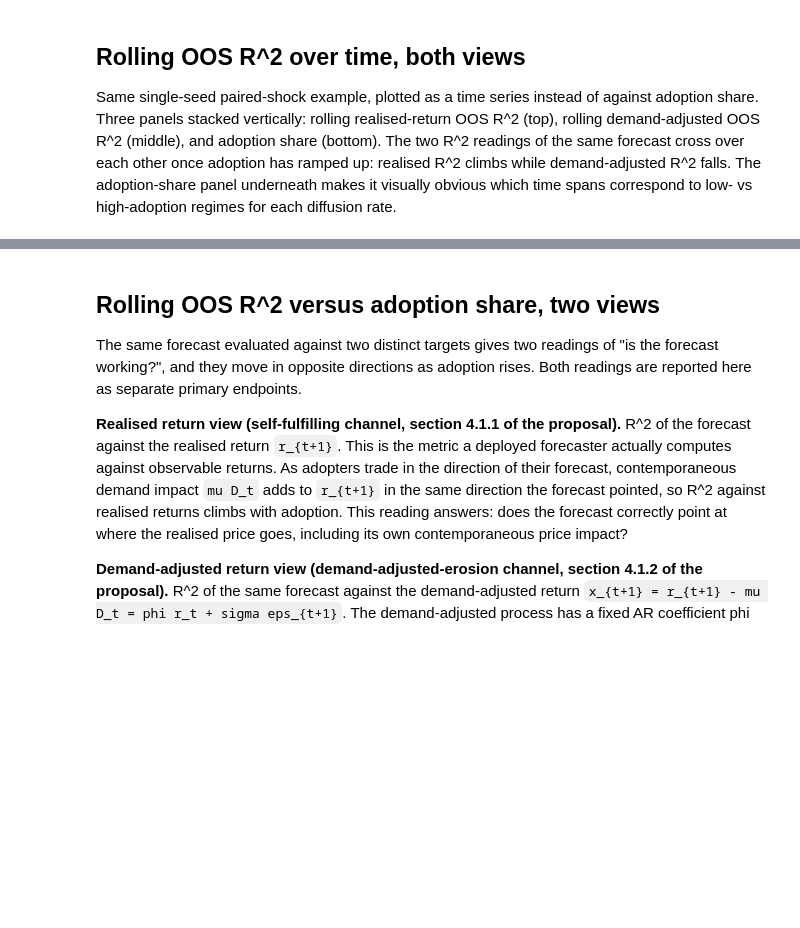
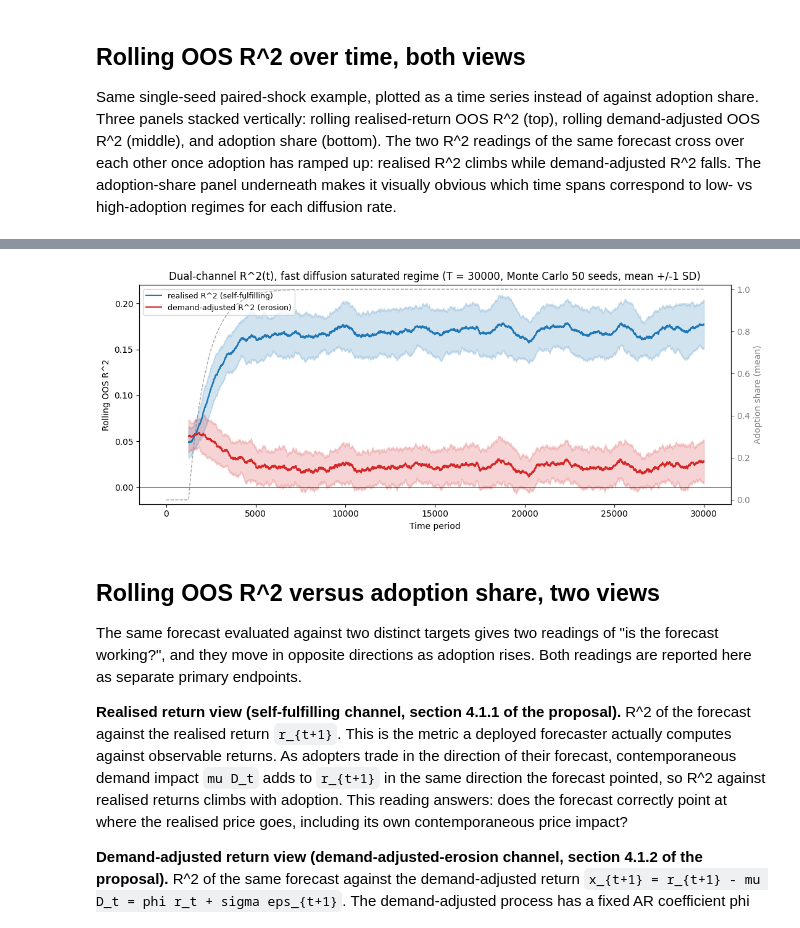
Before and after one commit to janwejchert/Capstone, a Jupyter notebook: notebooks/phase_04_stochastic_adoption.ipynb, the cells around one changed output, grey strips where cells are left out. Cells and saved outputs as stored; diff of their text form; code cells hidden in the pictures; blank space fills up the shorter version.

```diff
--- a/notebooks/phase_04_stochastic_adoption.ipynb
+++ b/notebooks/phase_04_stochastic_adoption.ipynb
@@ -180,3 +284,69 @@ plt.show()
+# %%
+# Monte Carlo across n_seeds_mc_saturation paired-shock seeds, T_long periods,
+# fast diffusion only. Stores the per-seed time series and aggregates to a
+# mean +/-1 SD band at each time index. The aggregation axis is seeds, not
+# adoption-share bins, so the post-saturation tail averages across seeds at
+# the *same* point in simulation time.
+mc_sat_r2_real = np.full((n_seeds_mc_saturation, T_long), np.nan)
+mc_sat_r2_da = np.full((n_seeds_mc_saturation, T_long), np.nan)
+mc_sat_A = np.full((n_seeds_mc_saturation, T_long), np.nan)
+
+for s in range(n_seeds_mc_saturation):
+    rng_s = np.random.default_rng(mc_saturation_base_seed + s)
+    out_s = simulate.run(
+        T=T_long, N=N, mu=mu, phi=phi,
+        sigma_news=sigma_news, sigma_q=sigma_q,
+        rng=rng_s,
+        forecast_window=forecast_window, forecast_p=forecast_p,
+        risk_scale=risk_scale, q_cap=q_cap,
+        adoption_pi=fast_regime["pi"], adoption_delta=fast_regime["delta"],
+        adoption_start_t=adoption_start_t,
+    )
+    demand_adjusted_s = out_s["returns"] - mu * out_s["demand"]
+    mc_sat_r2_real[s] = rolling_oos_r2(out_s["returns"], out_s["forecasts"], eval_window)
+    mc_sat_r2_da[s] = rolling_oos_r2(demand_adjusted_s, out_s["forecasts"], eval_window)
+    mc_sat_A[s] = out_s["adoption_share"]
+
+mean_r2_real_t = np.nanmean(mc_sat_r2_real, axis=0)
+std_r2_real_t = np.nanstd(mc_sat_r2_real, axis=0)
+mean_r2_da_t = np.nanmean(mc_sat_r2_da, axis=0)
+std_r2_da_t = np.nanstd(mc_sat_r2_da, axis=0)
+mean_A_t = np.nanmean(mc_sat_A, axis=0)
+
+fig, ax = plt.subplots(figsize=(11, 4.5))
+mask_r = np.isfinite(mean_r2_real_t)
+mask_x = np.isfinite(mean_r2_da_t)
+ax.plot(t_long[mask_r], mean_r2_real_t[mask_r], color="C0", linewidth=1.5,
+         label="realised R^2 (self-fulfilling)")
+ax.fill_between(t_long[mask_r],
+                 mean_r2_real_t[mask_r] - std_r2_real_t[mask_r],
+                 mean_r2_real_t[mask_r] + std_r2_real_t[mask_r],
+                 color="C0", alpha=0.2)
+ax.plot(t_long[mask_x], mean_r2_da_t[mask_x], color="C3", linewidth=1.5,
+         label="demand-adjusted R^2 (erosion)")
+ax.fill_between(t_long[mask_x],
+                 mean_r2_da_t[mask_x] - std_r2_da_t[mask_x],
+                 mean_r2_da_t[mask_x] + std_r2_da_t[mask_x],
+                 color="C3", alpha=0.2)
+ax.axhline(0.0, color="k", linewidth=0.5)
+ax.set_xlabel("Time period")
+ax.set_ylabel("Rolling OOS R^2")
+ax.set_title(
+    f"Dual-channel R^2(t), fast diffusion saturated regime "
+    f"(T = {T_long}, Monte Carlo {n_seeds_mc_saturation} seeds, mean +/-1 SD)"
+)
+ax.legend(loc="upper left", fontsize=9)
+ax2 = ax.twinx()
+ax2.plot(t_long, mean_A_t, color="grey", linewidth=1.0, linestyle="--",
+          alpha=0.7, label="mean adoption share")
+ax2.set_ylabel("Adoption share (mean)", color="grey")
+ax2.set_ylim(-0.02, 1.02)
+ax2.tick_params(axis="y", colors="grey")
+fig.tight_layout()
+fig.savefig(f"{fig_dir}/phase_04_oos_r2_saturation_mc.png", dpi=150, bbox_inches="tight")
+plt.show()
+# %% [output]
+[figure, added]
 # %% [markdown]
 ## Rolling OOS R^2 versus adoption share, two views
 
```
Also changed, not shown: parts of 14 cells of this notebook, 9 other files.
